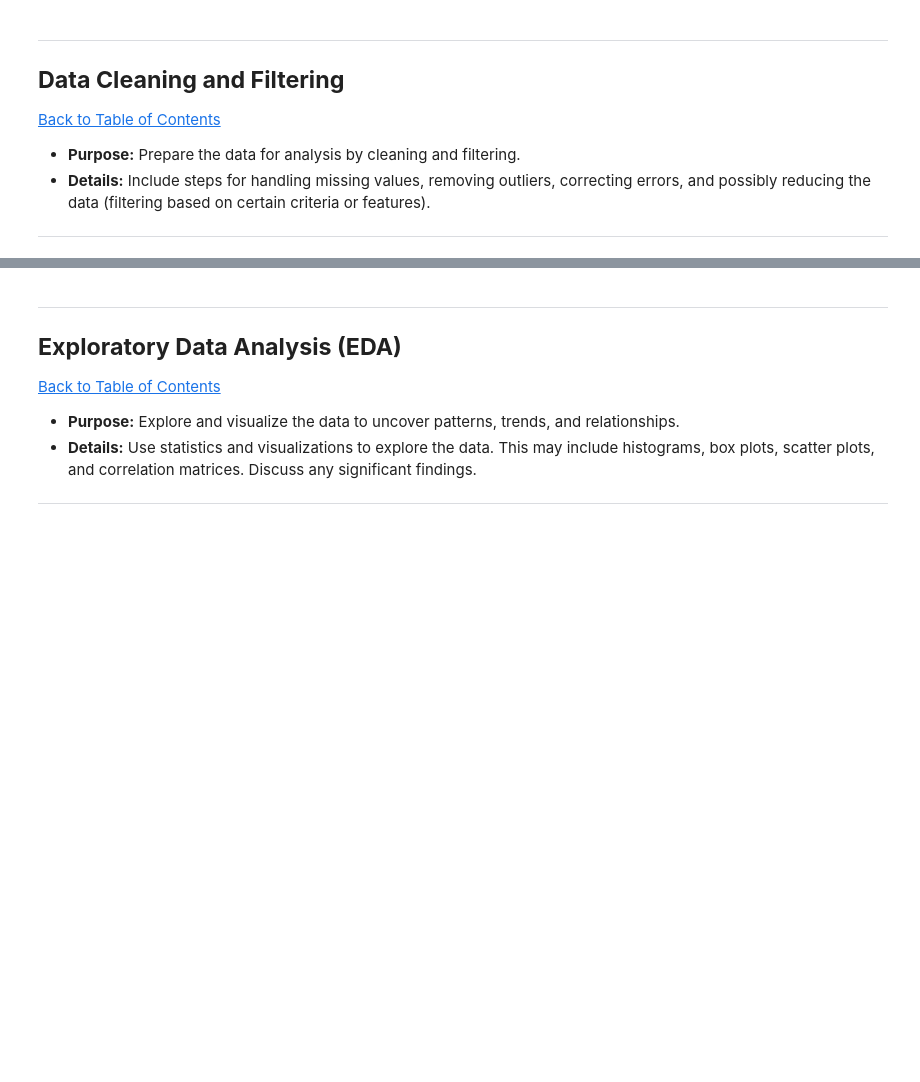
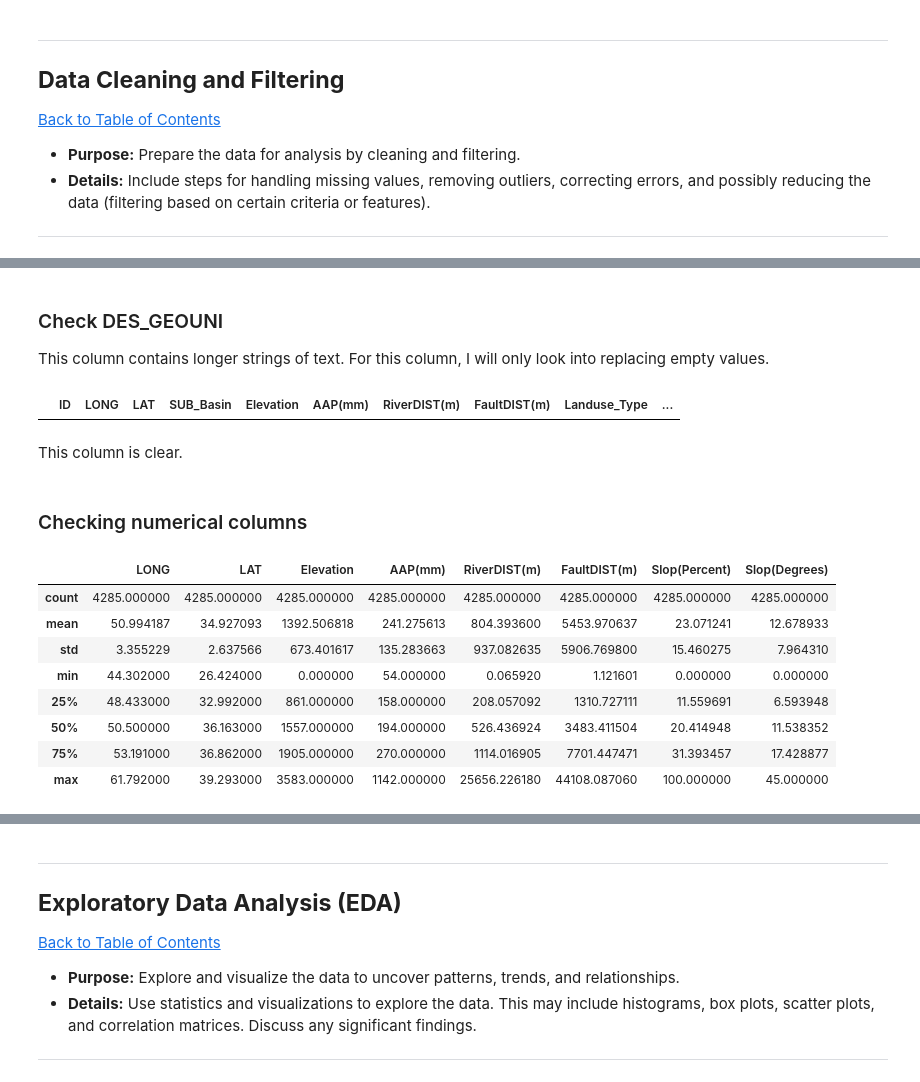
Before and after one commit to MiekeSpaans/MS_Capstone_Project_2401FTDS, a Jupyter notebook: QCTO-Capstone-Project.ipynb, the cells around one changed output, grey strips where cells are left out. Drawn from its saved outputs; the diff is of its cells as text; code cells hidden in the pictures; blank space fills up the shorter version.

Commit message:
Data cleaning done. Did not remove numerical outliers.

```diff
--- a/QCTO-Capstone-Project.ipynb
+++ b/QCTO-Capstone-Project.ipynb
@@ -226,0 +294,3 @@ Analysis:
+# %%
+# Replacing Aras 2 with Aras
+landslide.replace(to_replace= 'Aras 2', value= 'Aras', inplace= True)
@@ -226,0 +359,3 @@ Analysis:
+# %%
+# Removerow mentioned above
+landslide.drop(index= [3913, 3975], inplace= True)
@@ -226,0 +372,2 @@ Analysis:
+# %%
+landslide['Landuse_Type'].replace(to_replace= ' ', value= 'goodrange', inplace= True)
@@ -226,0 +431,26 @@ Analysis:
+# %%
+# remove all empty rows of GEO_UNIT
+landslide.drop(index= [3414, 3415, 3417, 3418, 3485, 4261, 4287], inplace= True)
+# %% [markdown]
+### Check DES_GEOUNI
+This column contains longer strings of text. For this column, I will only look into replacing empty values.
+# %%
+landslide[landslide['DES_GEOUNI'] == ' ']
+# %% [output]
+|  | ID | LONG | LAT | SUB_Basin | Elevation | AAP(mm) | RiverDIST(m) | FaultDIST(m) | Landuse_Type | ... |
+# %% [markdown]
+This column is clear.
+# %% [markdown]
+### Checking numerical columns
+# %%
+landslide.describe()
+# %% [output]
+|  | LONG | LAT | Elevation | AAP(mm) | RiverDIST(m) | FaultDIST(m) | Slop(Percent) | Slop(Degrees) |
+| count | 4285.000000 | 4285.000000 | 4285.000000 | 4285.000000 | 4285.000000 | 4285.000000 | 4285.000000 | 4285.000000 |
+| mean | 50.994187 | 34.927093 | 1392.506818 | 241.275613 | 804.393600 | 5453.970637 | 23.071241 | 12.678933 |
+| std | 3.355229 | 2.637566 | 673.401617 | 135.283663 | 937.082635 | 5906.769800 | 15.460275 | 7.964310 |
+| min | 44.302000 | 26.424000 | 0.000000 | 54.000000 | 0.065920 | 1.121601 | 0.000000 | 0.000000 |
+| 25% | 48.433000 | 32.992000 | 861.000000 | 158.000000 | 208.057092 | 1310.727111 | 11.559691 | 6.593948 |
+| 50% | 50.500000 | 36.163000 | 1557.000000 | 194.000000 | 526.436924 | 3483.411504 | 20.414948 | 11.538352 |
+| 75% | 53.191000 | 36.862000 | 1905.000000 | 270.000000 | 1114.016905 | 7701.447471 | 31.393457 | 17.428877 |
+| max | 61.792000 | 39.293000 | 3583.000000 | 1142.000000 | 25656.226180 | 44108.087060 | 100.000000 | 45.000000 |
```
Also changed, not shown: parts of 24 cells of this notebook.
